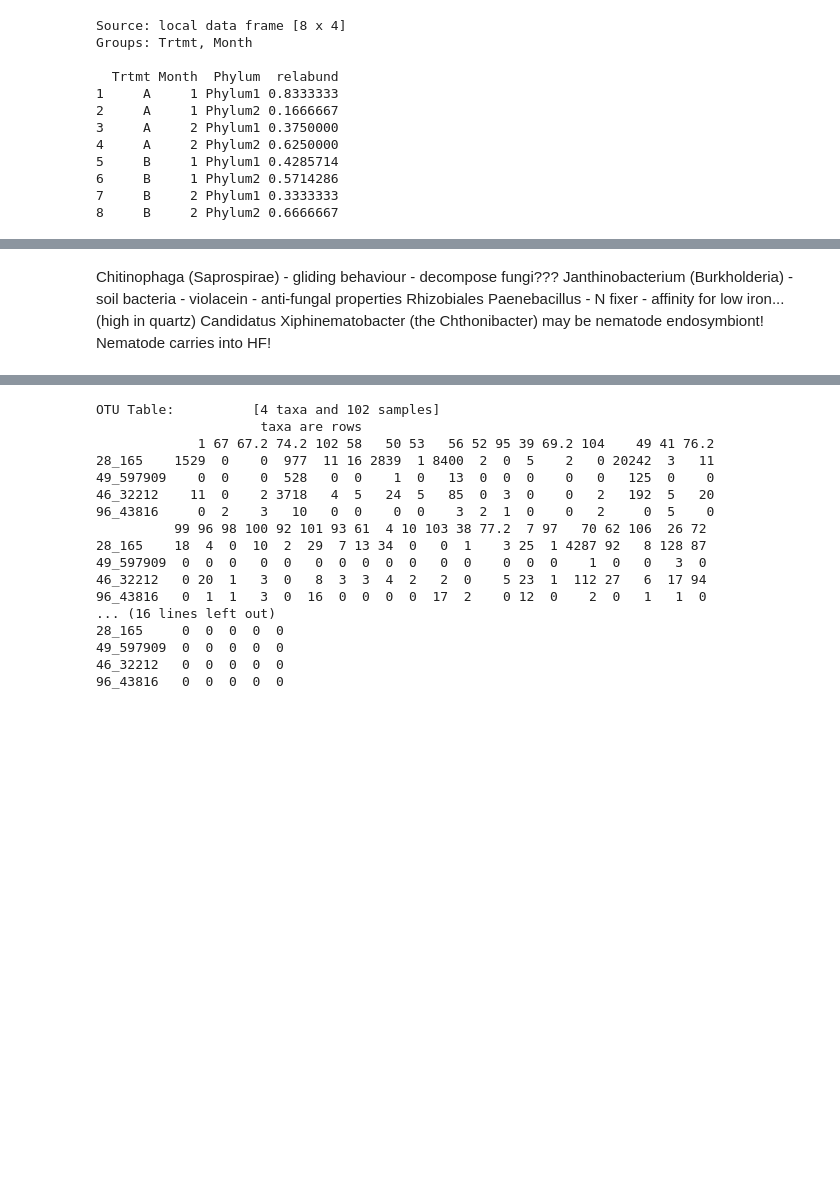
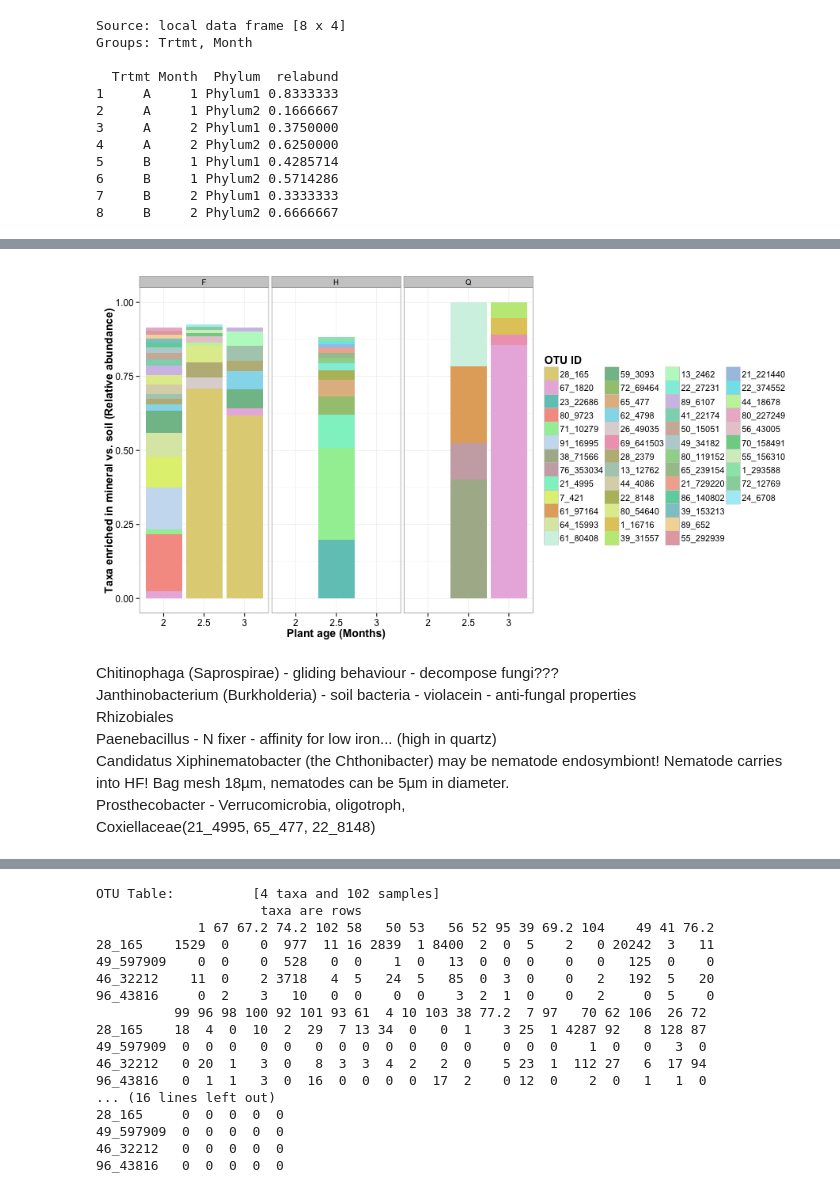
Before and after one commit to TheaWhitman/Mineral16S, a Jupyter notebook: manuscript_figures/Differential_abundance.ipynb, the cells around one changed output, grey strips where cells are left out. Drawn from its saved outputs; the diff is of its cells as text; code cells hidden in the pictures; blank space fills up the shorter version.

```diff
--- a/manuscript_figures/Differential_abundance.ipynb
+++ b/manuscript_figures/Differential_abundance.ipynb
@@ -528,0 +549,7 @@ p
+# %%
+%%R
+cutoff=0.01
+d.OTU.common<-d.OTU %>%
+    dplyr::filter(relabund>cutoff)
+d.OTU.common$relabund
+dim(d.OTU.common)
@@ -528,0 +558,5 @@ p
+# %%
+%%R
+d.OTU.cox <- d.OTU %>%
+    dplyr::filter(Family=="Coxiellaceae")
+d.OTU.cox
@@ -529,9 +576,42 @@ p
+# %%
+%%R -w 900
+
+d.plot = d.OTU.common
+
+scheme <- iwanthue()
+colors = scheme$hex(length(unique(d.plot$OTU)), color_space = hcl_presets$pastel)
+d.plot$Month <- as.factor(d.plot$Month)
+
+p = ggplot(d.plot, aes(x=Month,y=relabund,fill = OTU))
+
+p = p + facet_wrap(~Trtmt)
+
+p = p + scale_fill_manual(values = colors)
+
+p = p + geom_bar(stat = "identity", width = 0.90)
+
+p = p + guides(fill = guide_legend(title="OTU ID", ncol = 4))
+
+p = p + xlab("Plant age (Months)") + ylab("Taxa enriched in mineral vs. soil (Relative abundance)")
+
+p = p + theme_bw()
+
+p = p + theme(axis.title = element_text(size=14,face="bold"))
+p = p + theme(axis.text = element_text(size=12,))
+p = p + theme(legend.text=element_text(size=11))
+p = p + theme(legend.title=element_text(size=14))
+
+p
+# %% [output]
+[figure, added]
 # %% [markdown]
 Chitinophaga (Saprospirae) - gliding behaviour - decompose fungi???
 Janthinobacterium (Burkholderia) - soil bacteria - violacein - anti-fungal properties
 Rhizobiales
 Paenebacillus - N fixer - affinity for low iron... (high in quartz)
-Candidatus Xiphinematobacter (the Chthonibacter) may be nematode endosymbiont! Nematode carries into HF!
+Candidatus Xiphinematobacter (the Chthonibacter) may be nematode endosymbiont! Nematode carries into HF! Bag mesh 18µm, nematodes can be 5µm in diameter.
+Prosthecobacter - Verrucomicrobia, oligotroph,
+Coxiellaceae(21_4995, 65_477, 22_8148)
 # %%
 %%R
 d = data.frame(tax_table(physeq))
```
Also changed, not shown: parts of 8 cells of this notebook, 4 other files.
